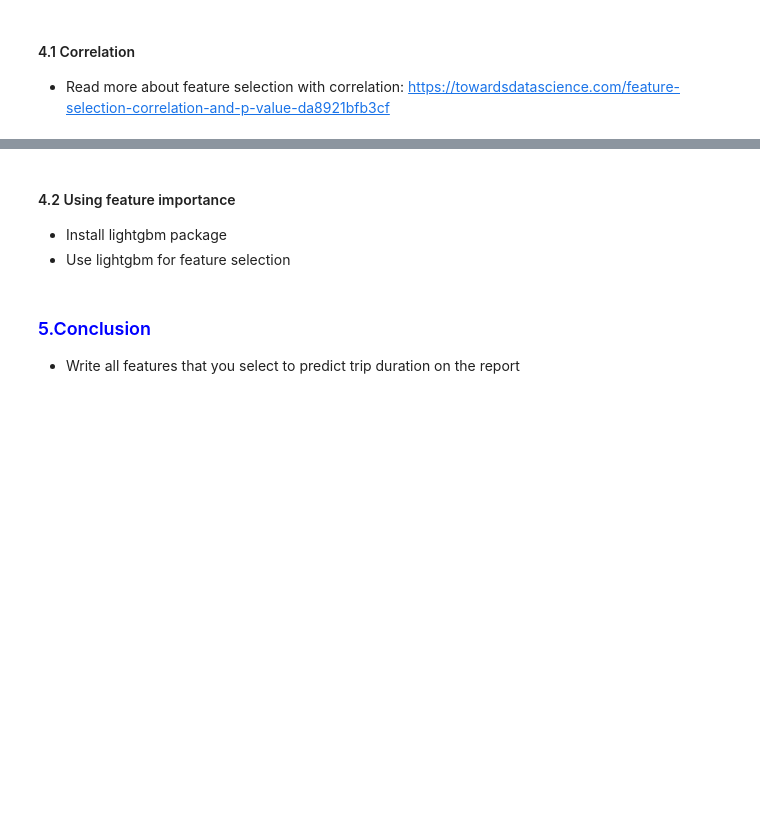
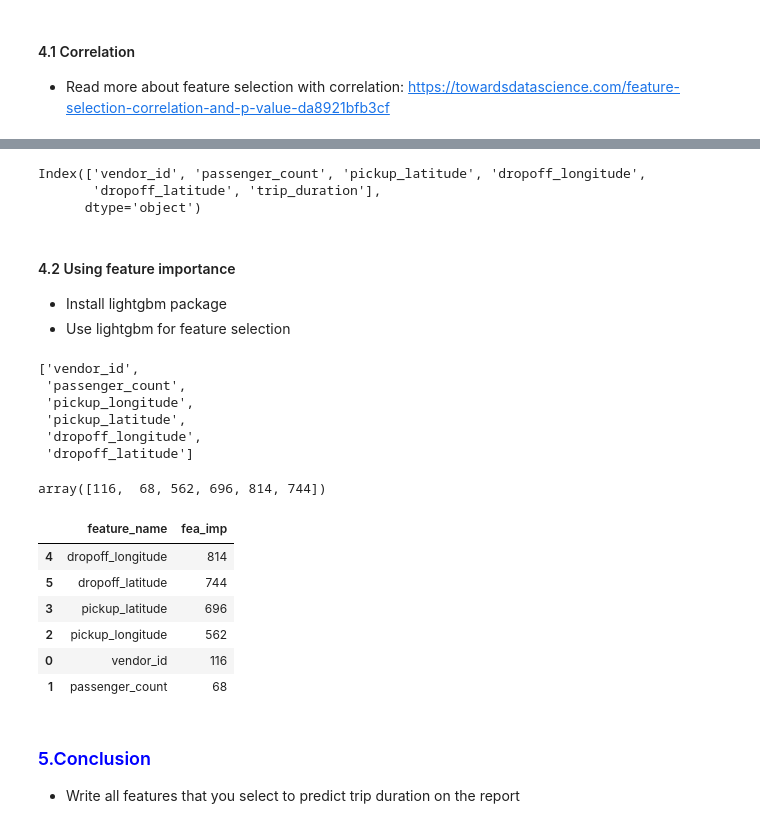
Before and after one commit to HarrisQuang/module-2-assignment-2, a Jupyter notebook: NYC Taxi EDA - forStudent.ipynb, the cells around one changed output, grey strips where cells are left out. Cells and saved outputs as stored; diff of their text form; code cells hidden in the pictures; blank space fills up the shorter version.

```diff
--- a/NYC Taxi EDA - forStudent.ipynb
+++ b/NYC Taxi EDA - forStudent.ipynb
@@ -581,3 +604,9 @@ https://www.kaggle.com/sz8416/6-ways-for-feature-selection
+# %%
+selected_column
+# %% [output]
+Index(['vendor_id', 'passenger_count', 'pickup_latitude', 'dropoff_longitude',
+       'dropoff_latitude', 'trip_duration'],
+      dtype='object')
 # %% [markdown]
 #### 4.2 Using feature importance
 
@@ -588,3 +615,36 @@ https://www.kaggle.com/sz8416/6-ways-for-feature-selection
+# %%
+#write your code here
+X = new_trip.drop(['id', 'trip_duration','pickup_datetime','dropoff_datetime','store_and_fwd_flag'], axis=1)
+y = new_trip['trip_duration']
+feature_name = X.columns.tolist()
+# %%
+feature_name
+# %% [output]
+['vendor_id',
+ 'passenger_count',
+ 'pickup_longitude',
+ 'pickup_latitude',
+ 'dropoff_longitude',
+ 'dropoff_latitude']
+# %%
+from lightgbm import LGBMRegressor
+
+model = LGBMRegressor()
+model.fit(X,y)
+model.booster_.feature_importance()
+# %% [output]
+array([116,  68, 562, 696, 814, 744])
+# %%
+result = pd.DataFrame({'feature_name': feature_name, 'fea_imp': model.feature_importances_})
+result.sort_values(by='fea_imp', ascending=False)
+# %% [output]
+|  | feature_name | fea_imp |
+| 4 | dropoff_longitude | 814 |
+| 5 | dropoff_latitude | 744 |
+| 3 | pickup_latitude | 696 |
+| 2 | pickup_longitude | 562 |
+| 0 | vendor_id | 116 |
+| 1 | passenger_count | 68 |
 # %% [markdown]
 ### <span style="color:blue">5.Conclusion </span>
 - Write all features that you select to predict trip duration on the report
```
Also changed, not shown: parts of 10 cells of this notebook.
